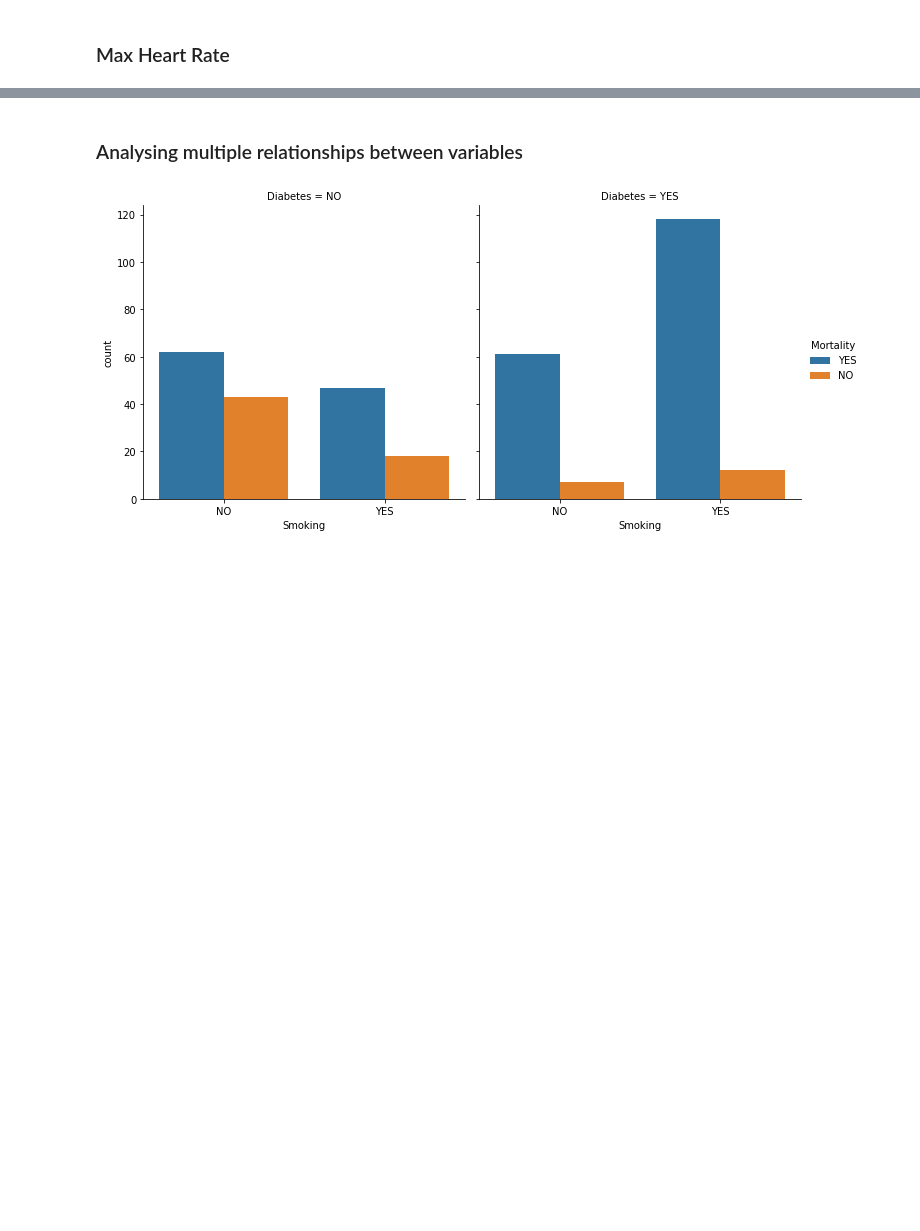
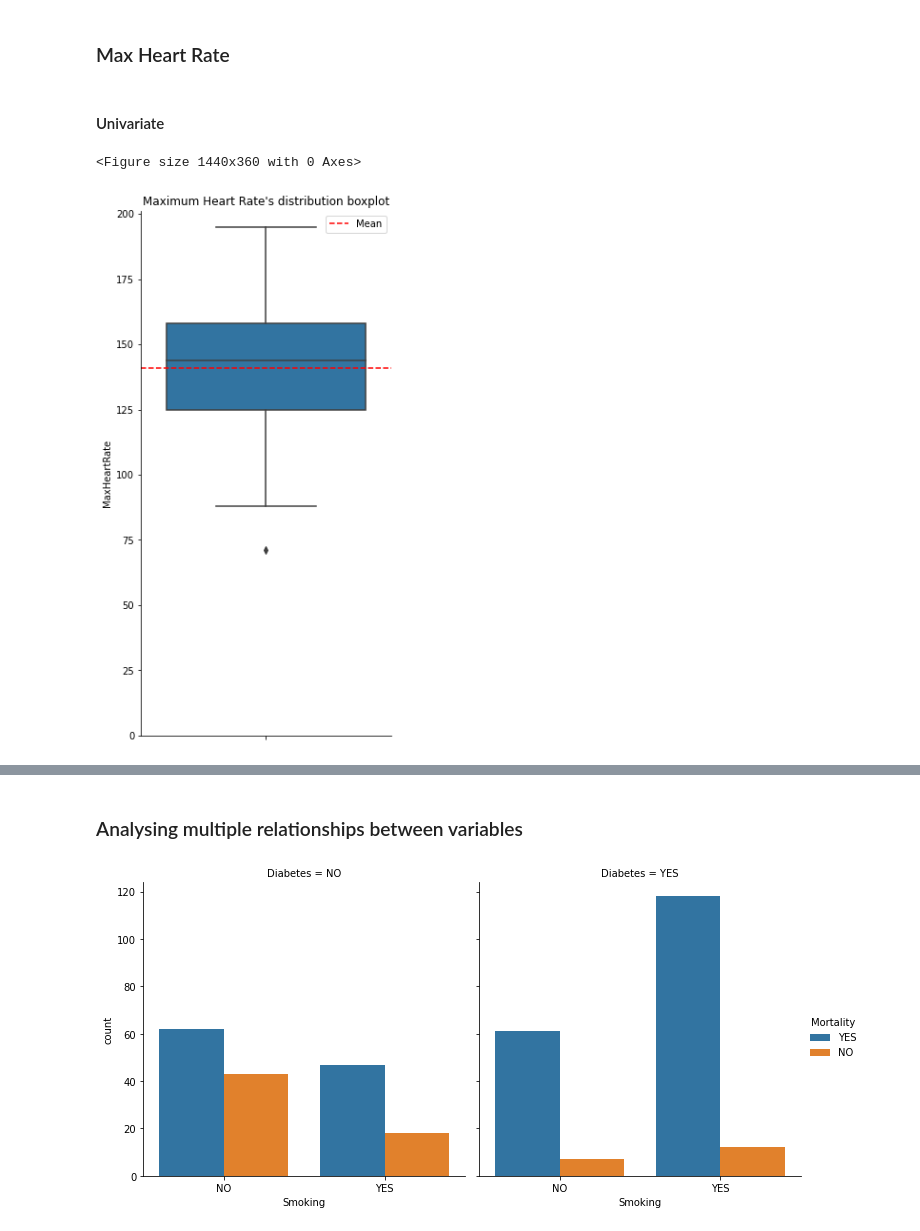
Before and after one commit to RenanGroot/EDA-Heart-Failure, a Jupyter notebook: Heart-Failure-EDA.ipynb, the cells around one changed output, grey strips where cells are left out. Drawn from its saved outputs; the diff is of its cells as text; code cells hidden in the pictures; blank space fills up the shorter version.

```diff
--- a/Heart-Failure-EDA.ipynb
+++ b/Heart-Failure-EDA.ipynb
@@ -816,2 +842,28 @@ plt.show()
 # %% [markdown]
 ### Max Heart Rate
+# %% [markdown]
+#### Univariate
+# %%
+# Configuring plot figure size
+plt.figure(figsize=(20,5))
+
+# Selecting plot data and plotting type
+graph = sns.catplot(data=df_numeric, y="MaxHeartRate", kind="box",  height=8, aspect=9/16)
+
+# Setting a mean line
+graph.refline(y=df_numeric["MaxHeartRate"].mean(), color='red', ls='--', lw=1.5, label="Mean")
+
+# Setting plot's title
+graph.set(title="Maximum Heart Rate's distribution boxplot")
+
+# Plotting legend for the lines
+plt.legend()
+
+# Setting y axis starting at 0
+plt.ylim(0)
+
+# Showing plot on JupyterNotebook
+plt.show()
+# %% [output]
+<Figure size 1440x360 with 0 Axes>
+[figure, added]
```
Also changed, not shown: parts of 15 cells of this notebook.
